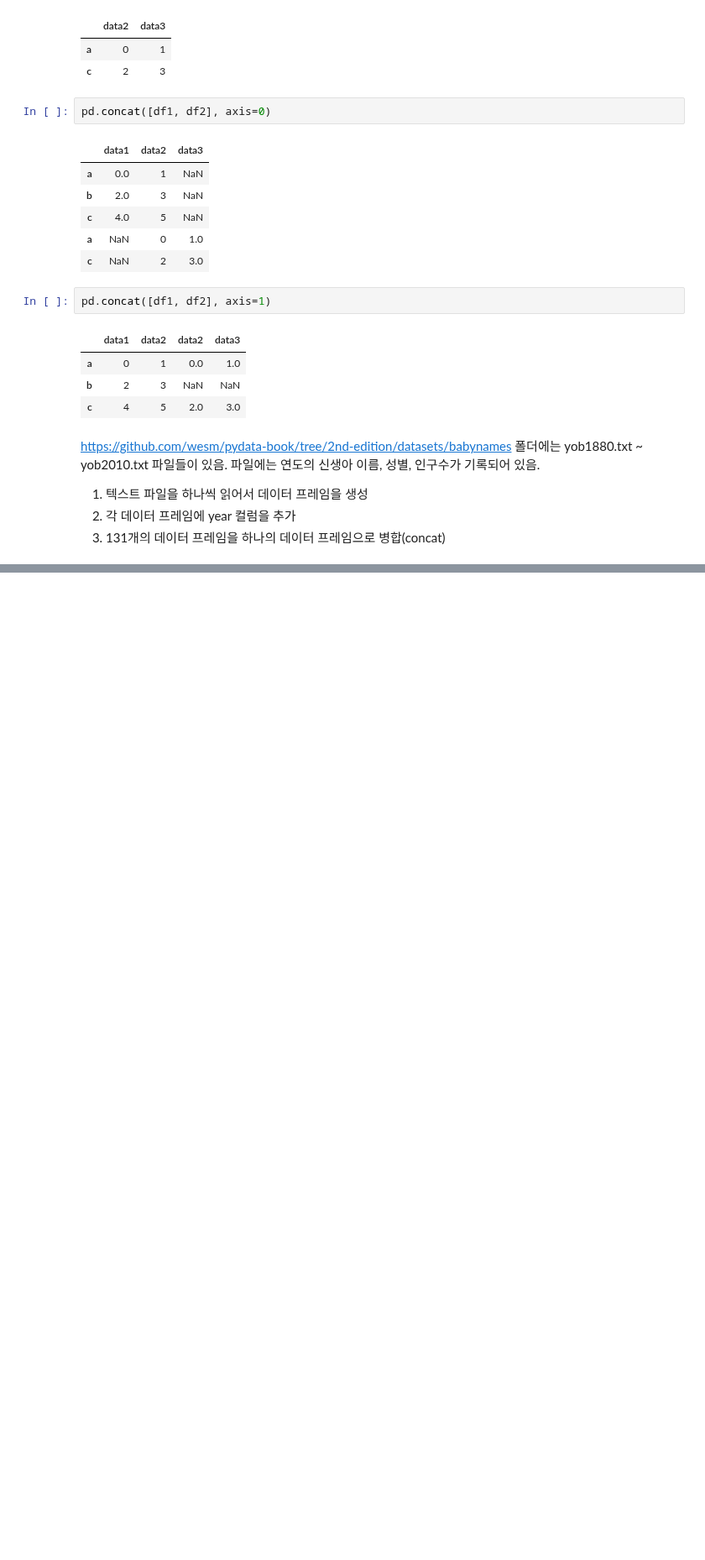
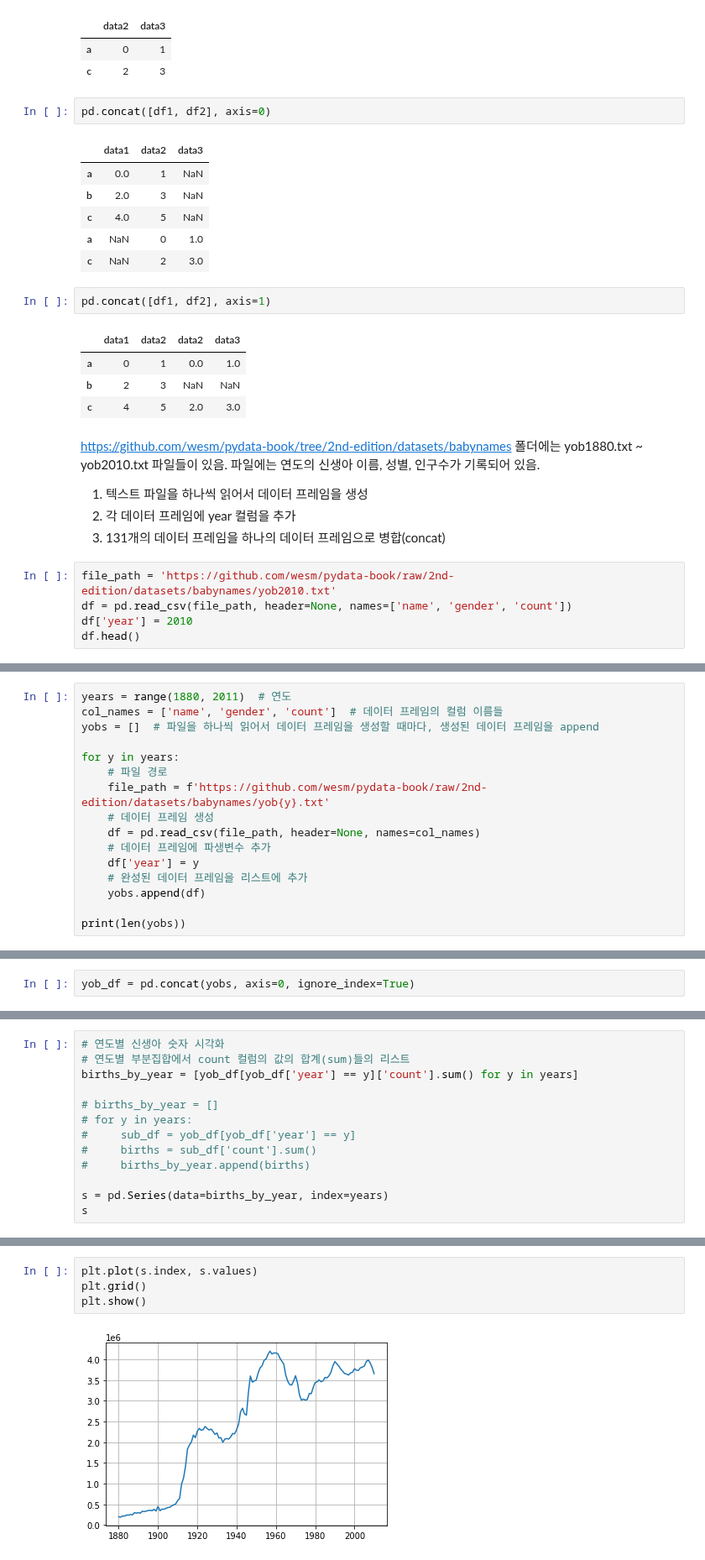
Before and after one commit to JakeOh/202011_itw_bd21, a Jupyter notebook: lab_da/da13_concat.ipynb, the cells around one changed output, grey strips where cells are left out. Shown at 84% size. Saved outputs shown, nothing was run; the diff lists cells and outputs as text; blank space fills up the shorter version.

```diff
--- a/lab_da/da13_concat.ipynb
+++ b/lab_da/da13_concat.ipynb
@@ -113,3 +113,8 @@ https://github.com/wesm/pydata-book/tree/2nd-edition/datasets/babynames 폴더
 1. 텍스트 파일을 하나씩 읽어서 데이터 프레임을 생성
 2. 각 데이터 프레임에 year 컬럼을 추가
 3. 131개의 데이터 프레임을 하나의 데이터 프레임으로 병합(concat)
+# %%
+file_path = 'https://github.com/wesm/pydata-book/raw/2nd-edition/datasets/babynames/yob2010.txt'
+df = pd.read_csv(file_path, header=None, names=['name', 'gender', 'count'])
+df['year'] = 2010
+df.head()
@@ -115,0 +128,16 @@ https://github.com/wesm/pydata-book/tree/2nd-edition/datasets/babynames 폴더
+# %%
+years = range(1880, 2011)  # 연도
+col_names = ['name', 'gender', 'count']  # 데이터 프레임의 컬럼 이름들
+yobs = []  # 파일을 하나씩 읽어서 데이터 프레임을 생성할 때마다, 생성된 데이터 프레임을 append
+
+for y in years:
+    # 파일 경로
+    file_path = f'https://github.com/wesm/pydata-book/raw/2nd-edition/datasets/babynames/yob{y}.txt'
+    # 데이터 프레임 생성
+    df = pd.read_csv(file_path, header=None, names=col_names)
+    # 데이터 프레임에 파생변수 추가
+    df['year'] = y
+    # 완성된 데이터 프레임을 리스트에 추가
+    yobs.append(df)
+
+print(len(yobs))
@@ -115,0 +146,2 @@ https://github.com/wesm/pydata-book/tree/2nd-edition/datasets/babynames 폴더
+# %%
+yob_df = pd.concat(yobs, axis=0, ignore_index=True)
@@ -115,0 +180,13 @@ https://github.com/wesm/pydata-book/tree/2nd-edition/datasets/babynames 폴더
+# %%
+# 연도별 신생아 숫자 시각화
+# 연도별 부분집합에서 count 컬럼의 값의 합계(sum)들의 리스트
+births_by_year = [yob_df[yob_df['year'] == y]['count'].sum() for y in years]
+
+# births_by_year = []
+# for y in years:
+#     sub_df = yob_df[yob_df['year'] == y]
+#     births = sub_df['count'].sum()
+#     births_by_year.append(births)
+
+s = pd.Series(data=births_by_year, index=years)
+s
@@ -115,0 +206,6 @@ https://github.com/wesm/pydata-book/tree/2nd-edition/datasets/babynames 폴더
+# %%
+plt.plot(s.index, s.values)
+plt.grid()
+plt.show()
+# %% [output]
+[figure, added]
```
Also changed, not shown: parts of 13 cells of this notebook.
